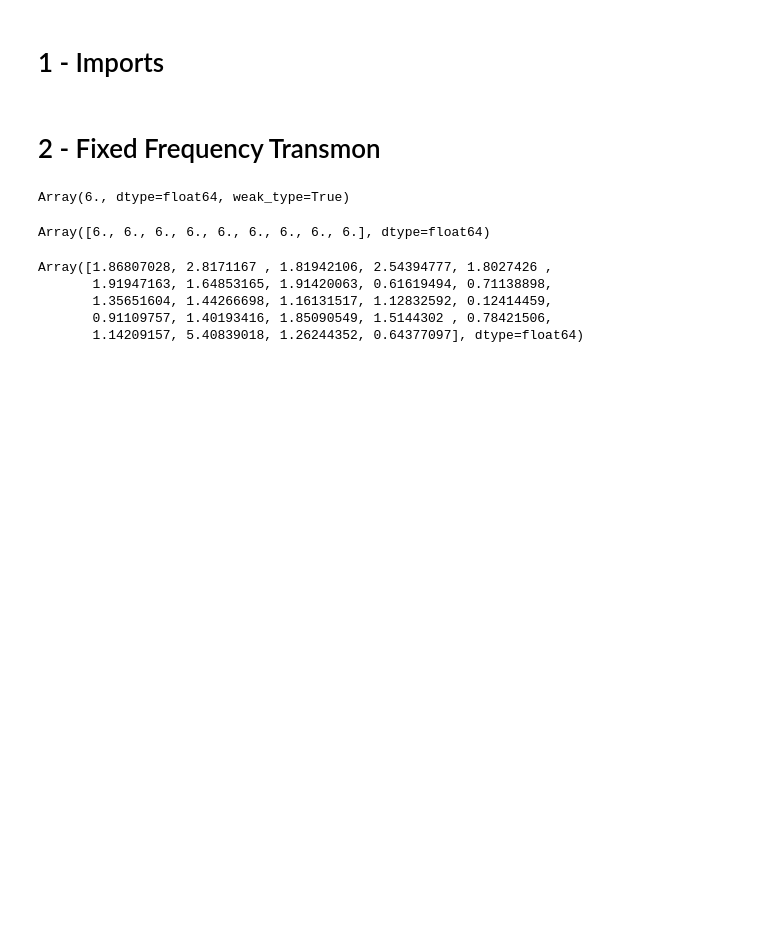
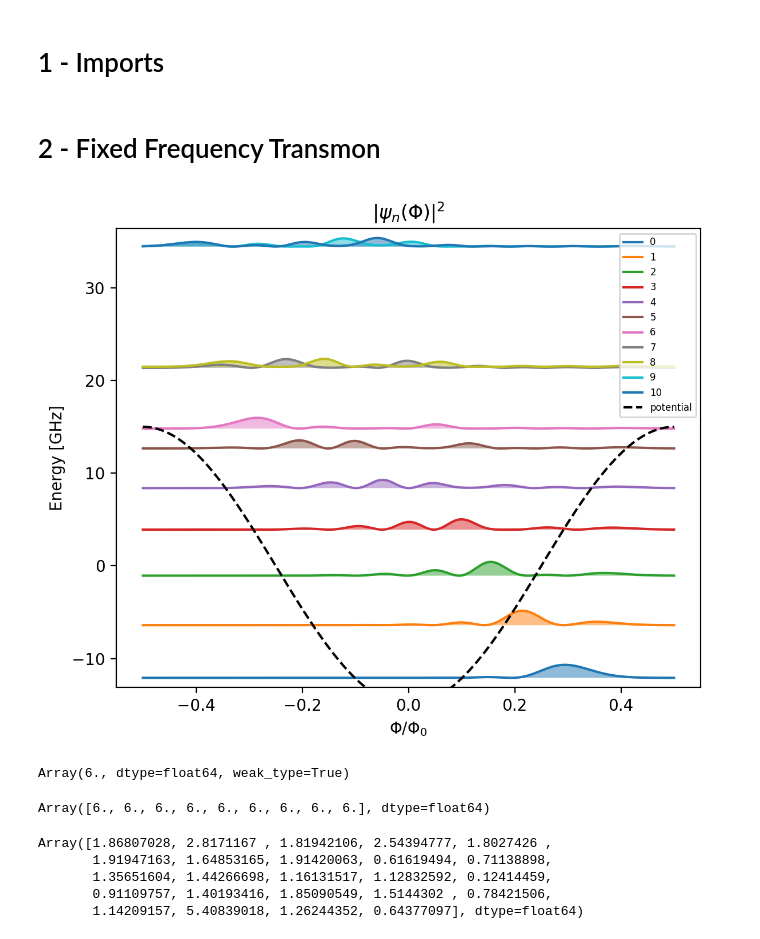
Before and after one commit to EQuS/qcsys, a Jupyter notebook: tutorials/2-transmon.ipynb, the cells around one changed output. Cells and saved outputs as stored; diff of their text form; code cells hidden in the pictures; blank space fills up the shorter version.

Commit message:
transmon works, but working on plotting

```diff
--- a/tutorials/2-transmon.ipynb
+++ b/tutorials/2-transmon.ipynb
@@ -18,11 +18,16 @@ Ec_q = 0.3
 Ej_q = 15
 
 qubit = qs.Transmon.create(
-    10,
+    11,
     {"Ec": Ec_q, "Ej": Ej_q},
-    use_linear=False,
-    N_pre_diag=10,
+    N_pre_diag=11,
+    basis=qs.BasisTypes.charge,
 )
+# %%
+phi_vals = jnp.linspace(-0.5,0.5,500)
+axs = qubit.plot_wavefunctions(phi_vals)
+# %% [output]
+[figure, added]
 # %%
 jnp.sqrt(8*0.3*15)
 # %% [output]
```
Also changed, not shown: 2 other files.
